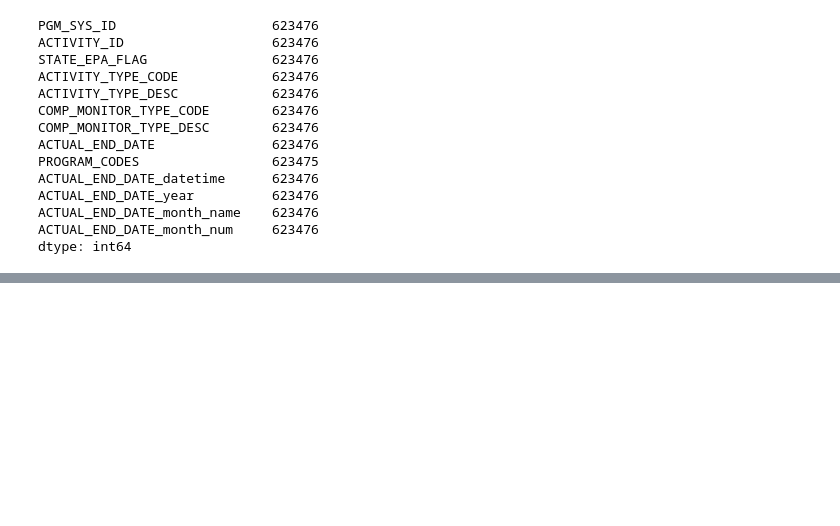
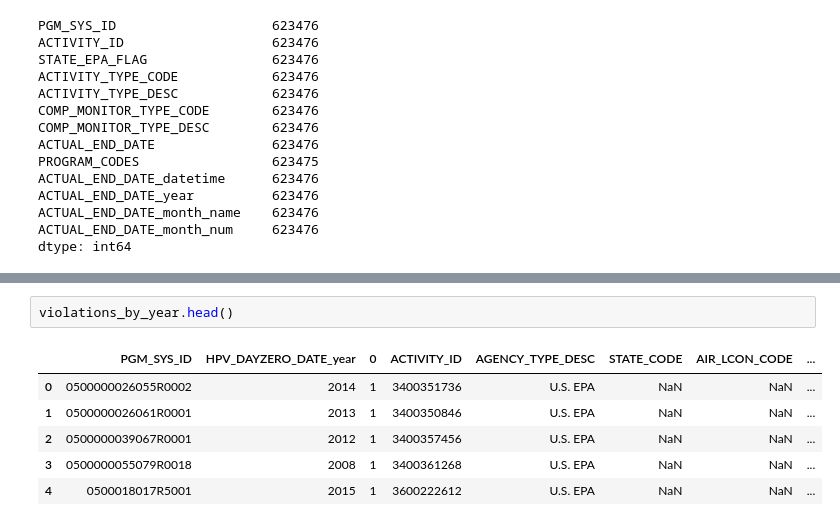
Before and after one commit to Aycrazy/ML_Project, a Jupyter notebook: ICIS_explore_2.ipynb, the cells around one changed output, grey strips where cells are left out. Drawn from its saved outputs; the diff is of its cells as text; blank space fills up the shorter version.

```diff
--- a/ICIS_explore_2.ipynb
+++ b/ICIS_explore_2.ipynb
@@ -686,0 +712,9 @@ dtype: int64
+# %%
+violations_by_year.head()
+# %% [output]
+|  | PGM_SYS_ID | HPV_DAYZERO_DATE_year | 0 | ACTIVITY_ID | AGENCY_TYPE_DESC | STATE_CODE | AIR_LCON_CODE | ... |
+| 0 | 0500000026055R0002 | 2014 | 1 | 3400351736 | U.S. EPA | NaN | NaN | ... |
+| 1 | 0500000026061R0001 | 2013 | 1 | 3400350846 | U.S. EPA | NaN | NaN | ... |
+| 2 | 0500000039067R0001 | 2012 | 1 | 3400357456 | U.S. EPA | NaN | NaN | ... |
+| 3 | 0500000055079R0018 | 2008 | 1 | 3400361268 | U.S. EPA | NaN | NaN | ... |
+| 4 | 0500018017R5001 | 2015 | 1 | 3600222612 | U.S. EPA | NaN | NaN | ... |
```
Also changed, not shown: parts of 15 cells of this notebook.
